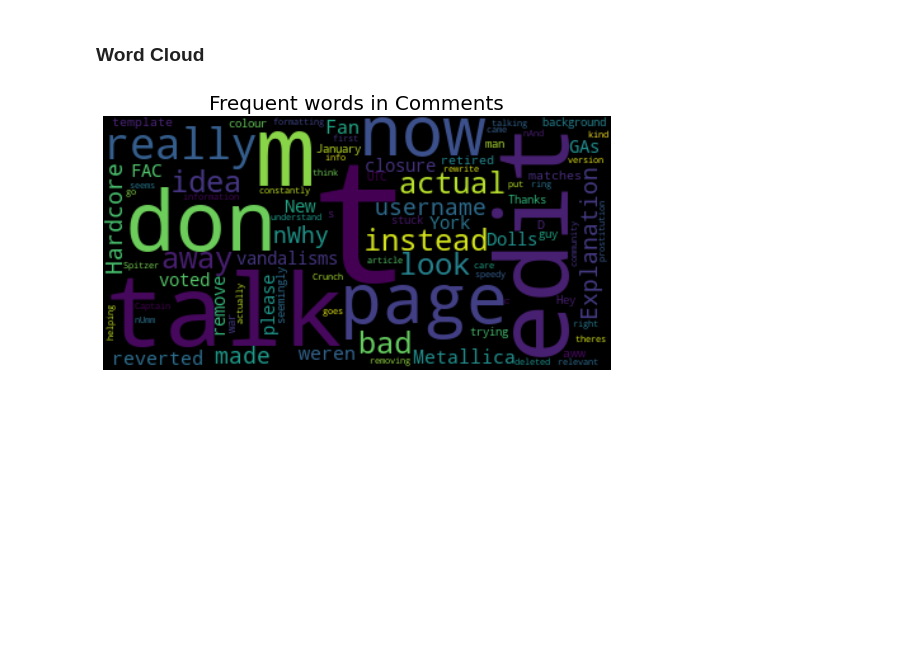
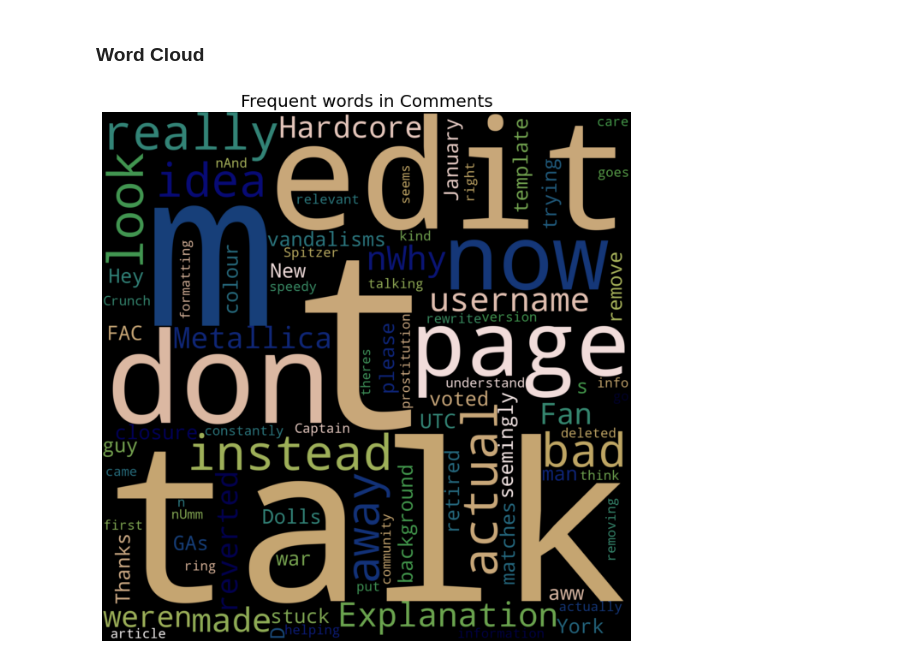
Before and after one commit to shrutichanda/obscene_comments_classification, a Jupyter notebook: data_exploration.ipynb, the cells around one changed output. Saved outputs shown, nothing was run; the diff lists cells and outputs as text; code cells hidden in the pictures; blank space fills up the shorter version.

```diff
--- a/data_exploration.ipynb
+++ b/data_exploration.ipynb
@@ -325,11 +249,11 @@ u r a tw@ fuck off u gay boy.U r smelly.Fuck ur mum poopie
 # %%
-# word cloud from train dataset
-
 # wordcloud for generic comments
 text_only = re.sub('[^a-zA-Z]', ' ', str(train[train.iloc[0:]!=''].comment_text.values))
-wordcloud = WordCloud(background_color='black', stopwords=stopword)
+
+# word cloud configuration for generic comments
+wordcloud = WordCloud(background_color='black', stopwords=stopword, width=2000, height=2000, max_words=2000, colormap='gist_earth', random_state=17)
 wordcloud.generate(text_only)
-plt.figure(figsize=(20, 20))
+plt.figure(figsize=(25, 25))
 plt.subplot(221)
 plt.axis('off')
 plt.title('Frequent words in Comments', fontsize=20)
@@ -340,98 +264,112 @@ plt.show()
 toxic_mask = np.array(Image.open('./images/toxic.jpg'))
 
 text = train[train.toxic == 1].comment_text.values
-wordcloud = WordCloud(width=2000, height=2000, max_words=2000, contour_width=20, contour_color='black',
-                      background_color='black', mask=toxic_mask, stopwords=stopword)
+
+# word cloud configuration for toxic comments
+wordcloud = WordCloud(width=2000, height=2000, max_words=2000, contour_width=2, contour_color='black',
+                      background_color='black', mask=toxic_mask, stopwords=stopword, colormap='gist_earth', random_state=17)
 wordcloud.generate(' '.join(text))
-plt.figure(figsize=(20, 20))
-plt.subplot(111)
+plt.figure(figsize=(25, 25))
+plt.subplot(221)
 plt.axis('off')
 plt.title('Frequent words in Toxic Comments', fontsize=20)
-plt.imshow(wordcloud.recolor(colormap='gist_earth', random_state=17), alpha=1)
+plt.imshow(wordcloud, alpha=0.98, interpolation='bilinear')
 plt.show()
 
-# wordcloud for toxic comments
+# wordcloud for severe_toxic comments
 severe_mask = np.array(Image.open('./images/severe_toxic.jpg'))
 
 text = train[train.severe_toxic == 1].comment_text.values
-wordcloud = WordCloud(width=2000, height=2000, max_words = 2000, contour_width=2, contour_color='black',
-                      background_color='white', mask=severe_mask, stopwords=stopword)
+
+# word cloud configuration for severe toxic comments
+wordcloud = WordCloud(width=2000, height=2000, max_words = 2000, contour_width=2, contour_color='white',
+                      background_color='black', mask=severe_mask, stopwords=stopword, colormap='inferno', random_state=30)
 wordcloud.generate(' '.join(text))
 plt.figure(figsize=(25, 25))
 plt.subplot(221)
 plt.axis('off')
 plt.title('Frequent words in Severe Toxic Comments', fontsize=20)
-plt.imshow(wordcloud.recolor(colormap='inferno', random_state=40), alpha=0.98, interpolation='bilinear')
+plt.imshow(wordcloud, alpha=0.98, interpolation='bilinear')
 plt.show()
 
 # wordcloud for obscene comments
 obscene_mask = np.array(Image.open('./images/obscene.jpg'))
 
 text = train[train.obscene == 1].comment_text.values
+
+# word cloud configuration for obscene comments
 wordcloud = WordCloud(width=2000, height=2000, max_words = 2000, contour_width=2, contour_color='white',
-                      background_color='black', mask=obscene_mask, stopwords=stopword)
+                      background_color='black', mask=obscene_mask, stopwords=stopword, colormap='inferno', random_state=40)
 wordcloud.generate(' '.join(text))
 plt.figure(figsize=(25, 25))
 plt.subplot(221)
 plt.axis('off')
 plt.title('Frequent words in Obscene Comments', fontsize=20)
-plt.imshow(wordcloud.recolor(colormap='inferno', random_state=40), alpha=0.98, interpolation='bilinear')
+plt.imshow(wordcloud, alpha=0.98, interpolation='bilinear')
 plt.show()
 
 # wordcloud for threat comments
 threat_mask = np.array(Image.open('./images/threat.jpg'))
 
 text = train[train.threat == 1].comment_text.values
+
+# word cloud configuration for threat comments
 wordcloud = WordCloud(width=2000, height=2000, max_words=2000, contour_width=2,
-                      background_color='black', mask=threat_mask, stopwords=stopword)
+                      background_color='black', mask=threat_mask, stopwords=stopword, colormap='gist_earth', random_state=17)
 wordcloud.generate(' '.join(text))
-plt.figure(figsize=(50, 50))
-plt.subplot(333)
+plt.figure(figsize=(25, 25))
+plt.subplot(221)
 plt.axis('off')
 plt.title('Frequent words in Threat Comments', fontsize=20)
-plt.imshow(wordcloud.recolor(colormap='gist_earth', random_state=17), alpha=1)
+plt.imshow(wordcloud, alpha=0.98)
 plt.show()
 
 # wordcloud for insult comments
 insult_mask = np.array(Image.open('./images/insult.jpg'))
 
 text = train[train.insult == 1].comment_text.values
-wordcloud = WordCloud(width=2000, height=2000, max_words=2000, contour_width= 10,
-                      background_color='black', mask=insult_mask, stopwords=stopword)
+
+# word cloud configuration for insult comments
+wordcloud = WordCloud(width=2000, height=2000, max_words=2000, contour_width= 2,
+                      background_color='black', mask=insult_mask, stopwords=stopword, colormap='PuRd', random_state=50)
 wordcloud.generate(' '.join(text))
-plt.figure(figsize=(20, 20))
-plt.subplot(111)
+plt.figure(figsize=(25, 25))
+plt.subplot(221)
 plt.axis('off')
 plt.title('Frequent words in Insult Comments', fontsize=20)
-plt.imshow(wordcloud.recolor(colormap='PuRd', random_state=50), alpha=0.98)
+plt.imshow(wordcloud, alpha=0.98, interpolation='bilinear')
 plt.show()
 
 # wordcloud for identity_hate comments
 identity_mask = np.array(Image.open('./images/identity_hate.jpg'))
 
 text = train[train.identity_hate == 1].comment_text.values
-wordcloud = WordCloud(width=2000, height=2000, max_words=2000, contour_width= 1,
-                      background_color='black', mask=identity_mask, stopwords=stopword)
+
+# word cloud configuration for identity hate comments
+wordcloud = WordCloud(width=2000, height=2000, max_words=2000, contour_width= 2,
+                      background_color='black', mask=identity_mask, stopwords=stopword, colormap='YlOrRd', random_state=2)
 wordcloud.generate(' '.join(text))
-plt.figure(figsize=(25, 24))
-plt.subplot(111)
+plt.figure(figsize=(25, 25))
+plt.subplot(221)
 plt.axis('off')
 plt.title('Frequent words in Identity Hate Comments', fontsize=20)
-plt.imshow(wordcloud.recolor(colormap='YlOrRd', random_state=2), alpha=0.98)
+plt.imshow(wordcloud, alpha=0.98, interpolation='bilinear')
 plt.show()
 
-# wordcloud for toxic comments
+# wordcloud for safe comments
 safe_mask = np.array(Image.open('./images/safe.jpg'))
 
 text = train[train.clean == 1].comment_text.values
-wordcloud = WordCloud(width=2000, height=2000, contour_width=3,
-                      background_color='black', mask=safe_mask, stopwords=stopword)
+
+# word cloud configuration for safe comments
+wordcloud = WordCloud(width=2000, height=2000, contour_width=2,
+                      background_color='black', mask=safe_mask, stopwords=stopword, colormap='cividis', random_state=40)
 wordcloud.generate(' '.join(text))
-plt.figure(figsize=(20, 20))
+plt.figure(figsize=(25, 25))
 plt.subplot(221)
 plt.axis('off')
 plt.title('Frequent words in Safe Comments', fontsize=20)
-plt.imshow(wordcloud.recolor(colormap='cividis', random_state=40), alpha=0.98, interpolation='bilinear')
+plt.imshow(wordcloud, alpha=0.98, interpolation='bilinear')
 plt.show()
 # %% [output]
-[figure, old version]
+[figure, new version]
```
Also changed, not shown: parts of 13 cells of this notebook, 1 other file.
